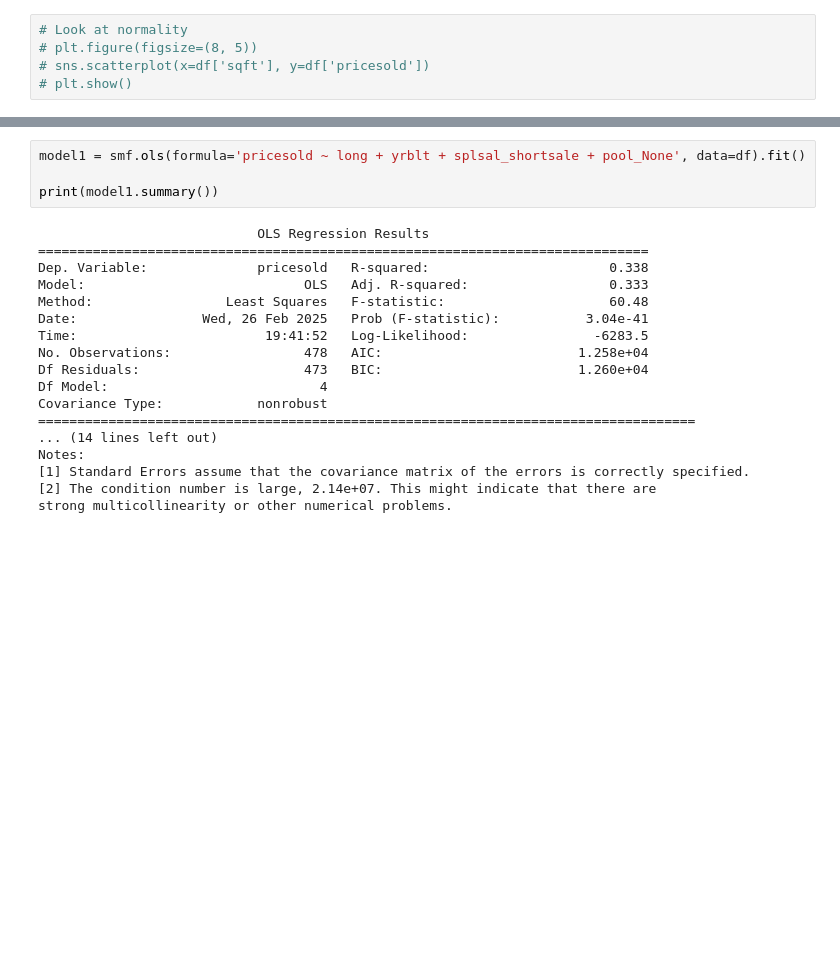
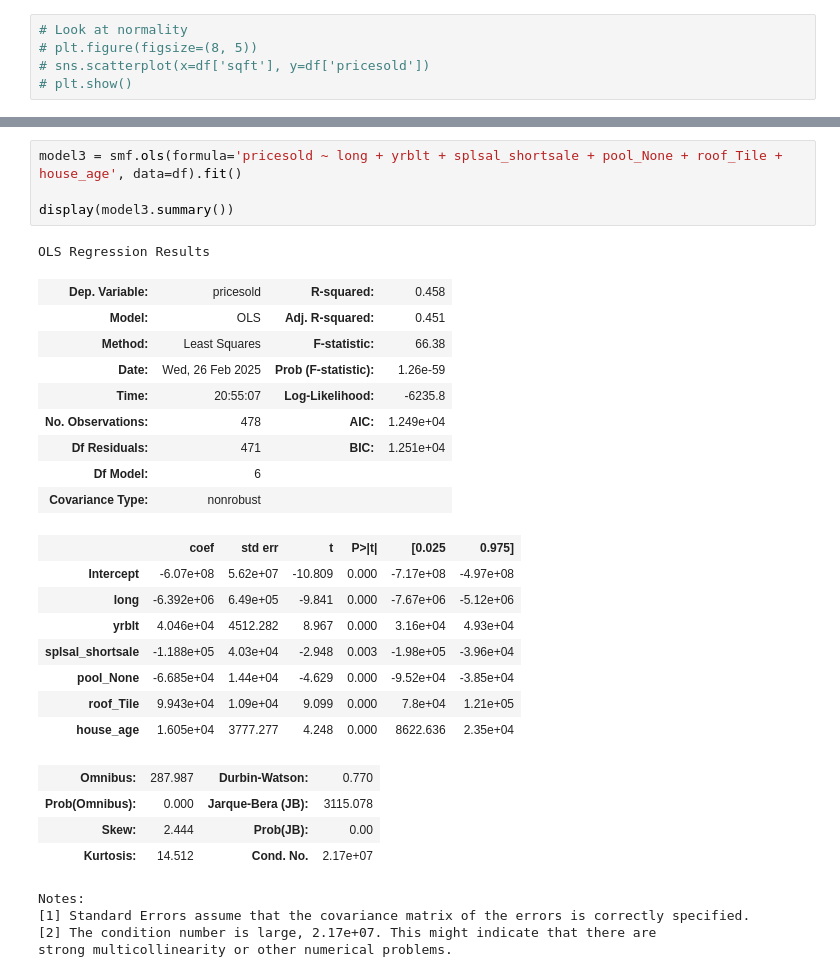
Before and after one commit to bombTechCoder/huntersGreen, a Jupyter notebook: scripts/predictSales.ipynb, the cells around one changed output, grey strips where cells are left out. Drawn from its saved outputs; the diff is of its cells as text; blank space fills up the shorter version.

```diff
--- a/scripts/predictSales.ipynb
+++ b/scripts/predictSales.ipynb
@@ -71,22 +142,31 @@ df['log_sqft'] = np.log1p(df['sqft'])
 # %%
-model1 = smf.ols(formula='pricesold ~ long + yrblt + splsal_shortsale + pool_None', data=df).fit()
+model3 = smf.ols(formula='pricesold ~ long + yrblt + splsal_shortsale + pool_None + roof_Tile + house_age', data=df).fit()
 
-print(model1.summary())
+display(model3.summary())
 # %% [output]
-                            OLS Regression Results
-==============================================================================
-Dep. Variable:              pricesold   R-squared:                       0.338
-Model:                            OLS   Adj. R-squared:                  0.333
-Method:                 Least Squares   F-statistic:                     60.48
-Date:                Wed, 26 Feb 2025   Prob (F-statistic):           3.04e-41
-Time:                        19:41:52   Log-Likelihood:                -6283.5
-No. Observations:                 478   AIC:                         1.258e+04
-Df Residuals:                     473   BIC:                         1.260e+04
-Df Model:                           4
-Covariance Type:            nonrobust
-====================================================================================
-... (14 lines left out)
-Notes:
-[1] Standard Errors assume that the covariance matrix of the errors is correctly specified.
-[2] The condition number is large, 2.14e+07. This might indicate that there are
-strong multicollinearity or other numerical problems.
+OLS Regression Results
+| Dep. Variable: | pricesold | R-squared: | 0.458 |
+| Model: | OLS | Adj. R-squared: | 0.451 |
+| Method: | Least Squares | F-statistic: | 66.38 |
+| Date: | Wed, 26 Feb 2025 | Prob (F-statistic): | 1.26e-59 |
+| Time: | 20:55:07 | Log-Likelihood: | -6235.8 |
+| No. Observations: | 478 | AIC: | 1.249e+04 |
+| Df Residuals: | 471 | BIC: | 1.251e+04 |
+| Df Model: | 6 |  |  |
+| Covariance Type: | nonrobust |  |  |
+|  | coef | std err | t | P>|t| | [0.025 | 0.975] |
+| Intercept | -6.07e+08 | 5.62e+07 | -10.809 | 0.000 | -7.17e+08 | -4.97e+08 |
+| long | -6.392e+06 | 6.49e+05 | -9.841 | 0.000 | -7.67e+06 | -5.12e+06 |
+| yrblt | 4.046e+04 | 4512.282 | 8.967 | 0.000 | 3.16e+04 | 4.93e+04 |
+| splsal_shortsale | -1.188e+05 | 4.03e+04 | -2.948 | 0.003 | -1.98e+05 | -3.96e+04 |
+| pool_None | -6.685e+04 | 1.44e+04 | -4.629 | 0.000 | -9.52e+04 | -3.85e+04 |
+| roof_Tile | 9.943e+04 | 1.09e+04 | 9.099 | 0.000 | 7.8e+04 | 1.21e+05 |
+| house_age | 1.605e+04 | 3777.277 | 4.248 | 0.000 | 8622.636 | 2.35e+04 |
+| Omnibus: | 287.987 | Durbin-Watson: | 0.770 |
+| Prob(Omnibus): | 0.000 | Jarque-Bera (JB): | 3115.078 |
+| Skew: | 2.444 | Prob(JB): | 0.00 |
+| Kurtosis: | 14.512 | Cond. No. | 2.17e+07 |
+Notes:
+[1] Standard Errors assume that the covariance matrix of the errors is correctly specified.
+[2] The condition number is large, 2.17e+07. This might indicate that there are
+strong multicollinearity or other numerical problems.
```
Also changed, not shown: parts of 11 cells of this notebook, 1 other file.
